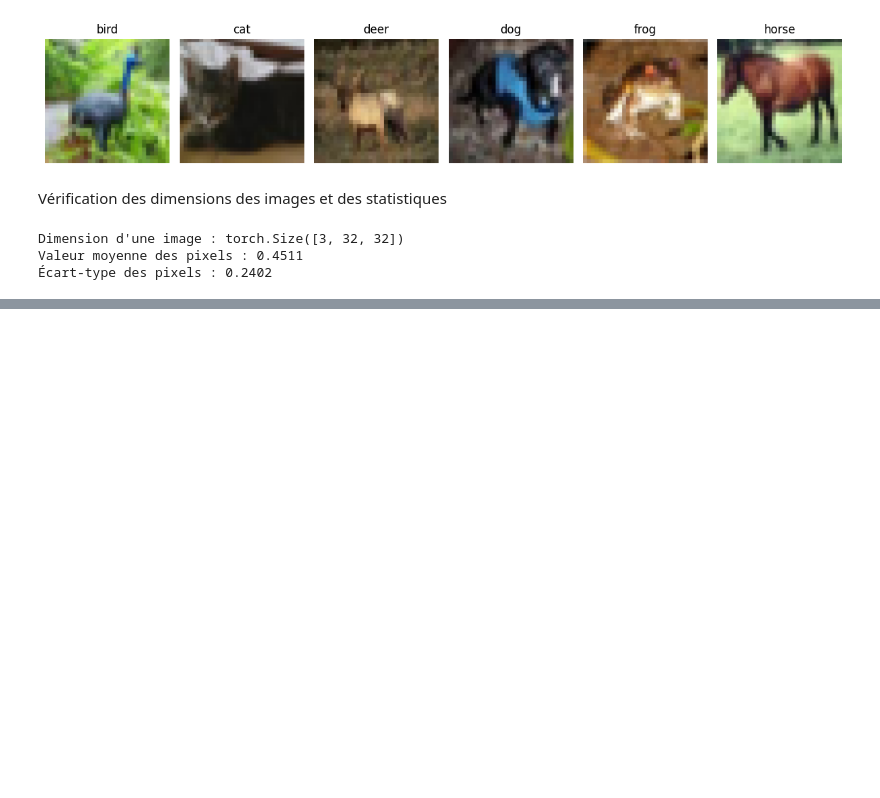
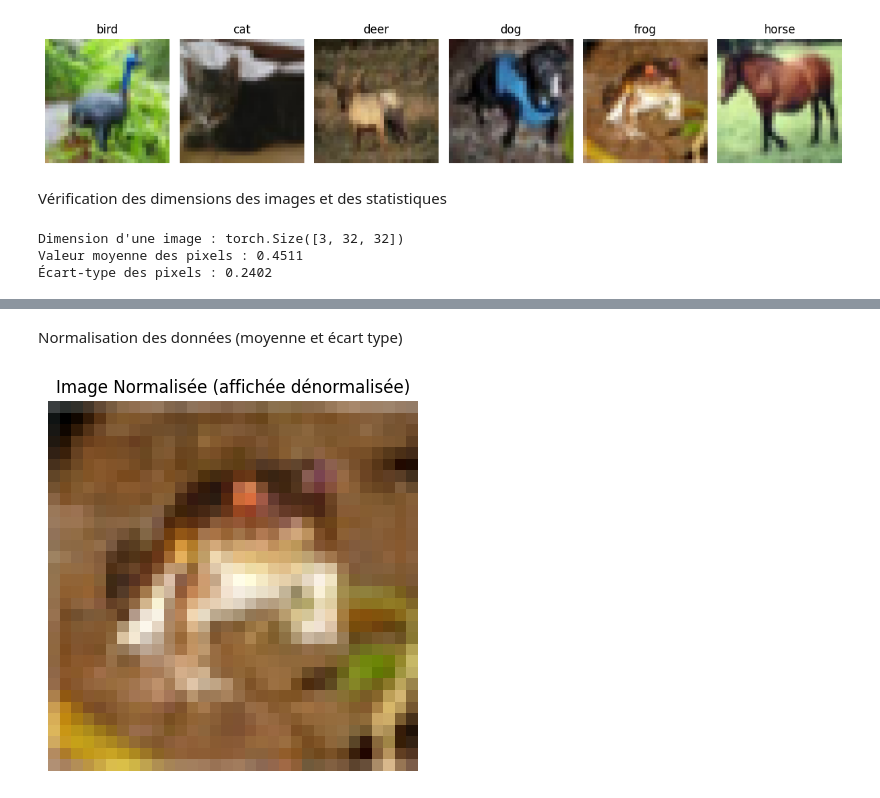
Before and after one commit to tara-lecoz/neuralzoo, a Jupyter notebook: eda.ipynb, the cells around one changed output, grey strips where cells are left out. Saved outputs shown, nothing was run; the diff lists cells and outputs as text; code cells hidden in the pictures; blank space fills up the shorter version.

```diff
--- a/eda.ipynb
+++ b/eda.ipynb
@@ -123,0 +223,30 @@ Valeur moyenne des pixels : 0.4511
+# %% [markdown]
+Normalisation des données (moyenne et écart type)
+# %%
+# Normalisation classique (ImageNet, ou calculée via CIFAR-10)
+normalize = transforms.Normalize(mean=[0.4914, 0.4822, 0.4465], std=[0.2023, 0.1994, 0.2010])
+
+transform_norm = transforms.Compose([
+    transforms.ToTensor(),
+    normalize
+])
+
+# Appliquer sur l'image PIL originale
+img_tensor_norm = transform_norm(img_pil)
+
+# Pour affichage, il faut "dénormaliser"
+def denormalize(tensor, mean, std):
+    for t, m, s in zip(tensor, mean, std):
+        t.mul_(s).add_(m)
+    return tensor
+
+# Dénormalisation pour affichage
+img_denorm = denormalize(img_tensor_norm.clone(), [0.4914, 0.4822, 0.4465], [0.2023, 0.1994, 0.2010])
+
+# Affichage
+plt.imshow(img_denorm.permute(1, 2, 0).clip(0, 1))
+plt.title("Image Normalisée (affichée dénormalisée)")
+plt.axis("off")
+plt.show()
+# %% [output]
+[figure, added]
```
Also changed, not shown: parts of 19 cells of this notebook.
